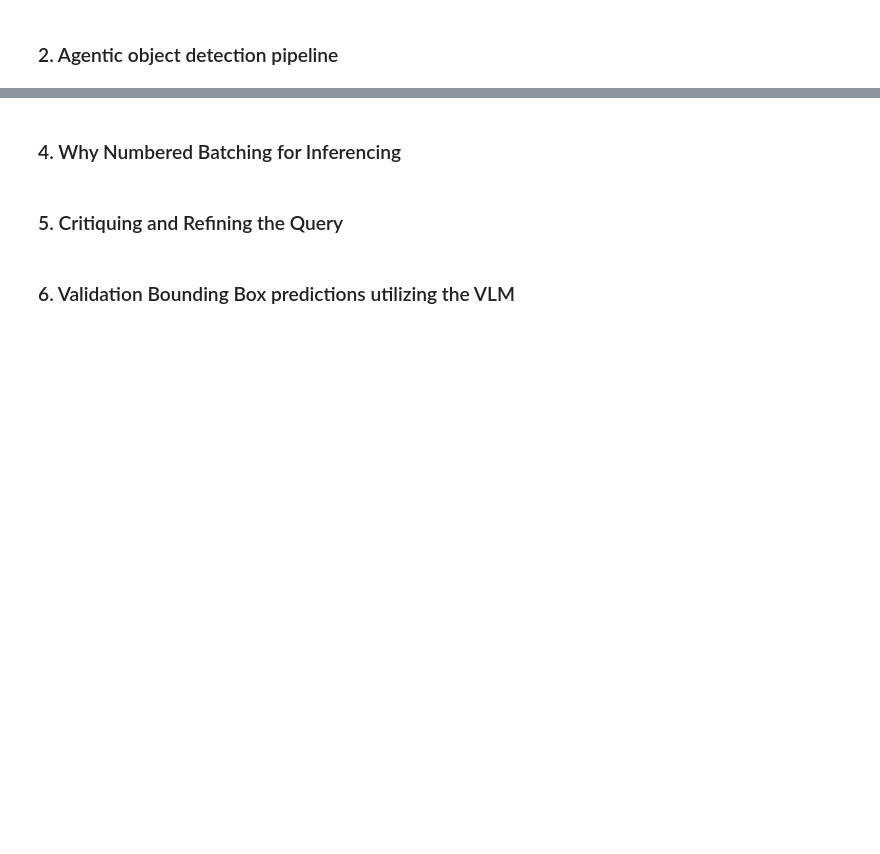
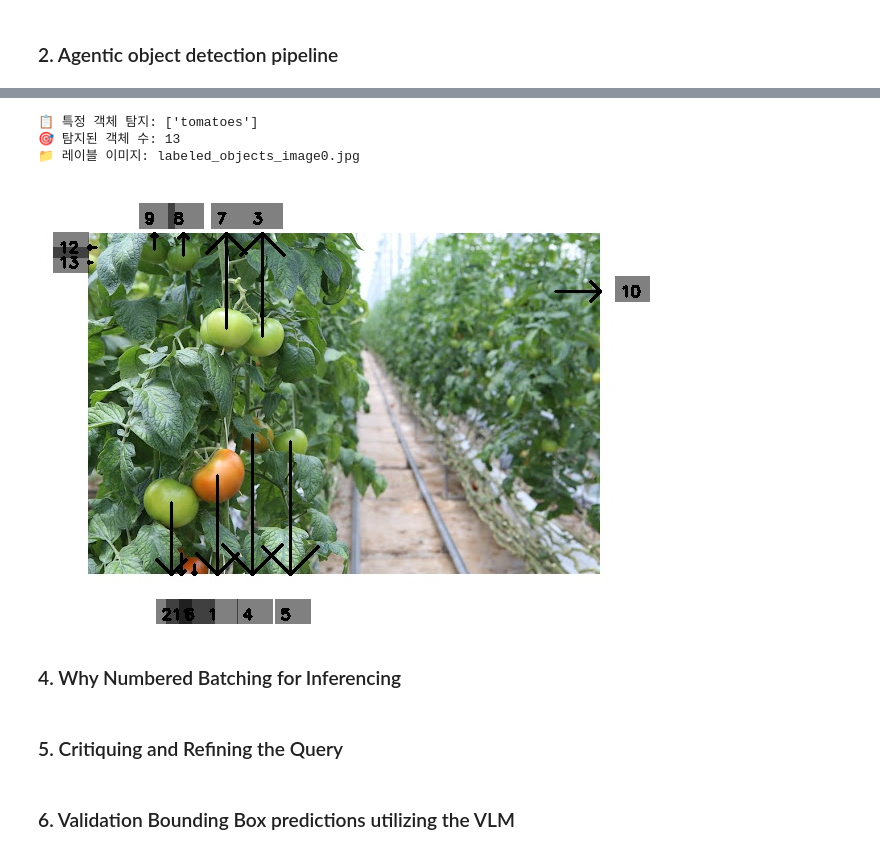
Before and after one commit to hjjjgoh/agentic-object-detection, a Jupyter notebook: notebook/practice.ipynb, the cells around one changed output, grey strips where cells are left out. Saved outputs shown, nothing was run; the diff lists cells and outputs as text; code cells hidden in the pictures; blank space fills up the shorter version.

```diff
--- a/notebook/practice.ipynb
+++ b/notebook/practice.ipynb
@@ -197,3 +473,25 @@ print()
+# %%
+# === 6. 특정 객체만 탐지하는 예제 ===
+
+# 특정 객체만 탐지
+user_request_specific = "Find tomatoes in this picture"
+specific_objects = vlm_tool.extract_objects_from_request(image_path, user_request_specific)
+
+print(f"📋 특정 객체 탐지: {specific_objects}")
+
+detected_specific, labeled_specific_path = detector._run_detector(image_path, specific_objects)
+
+print(f"🎯 탐지된 객체 수: {len(detected_specific)}")
+print(f"📁 레이블 이미지: {labeled_specific_path}")
+
+# 결과 표시
+labeled_specific_img = Image.open(labeled_specific_path)
+display(labeled_specific_img)
+# %% [output]
+📋 특정 객체 탐지: ['tomatoes']
+🎯 탐지된 객체 수: 13
+📁 레이블 이미지: labeled_objects_image0.jpg
+[figure, added]
 # %% [markdown]
 ### 4. Why Numbered Batching for Inferencing
 # %% [markdown]
```
Also changed, not shown: parts of 18 cells of this notebook, 11 other files.
